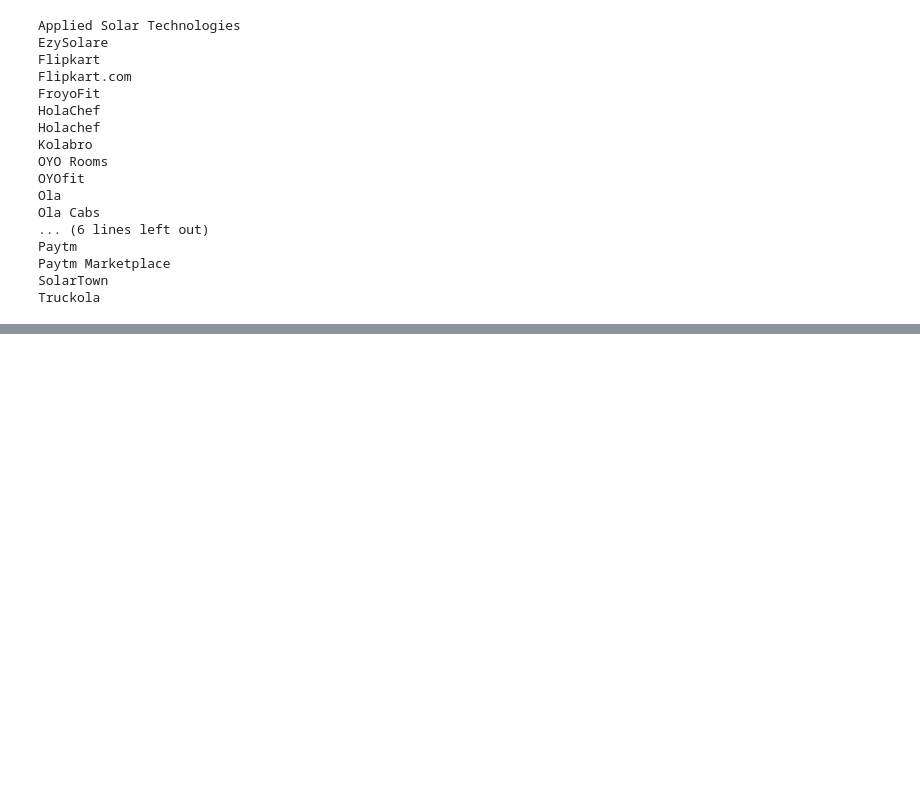
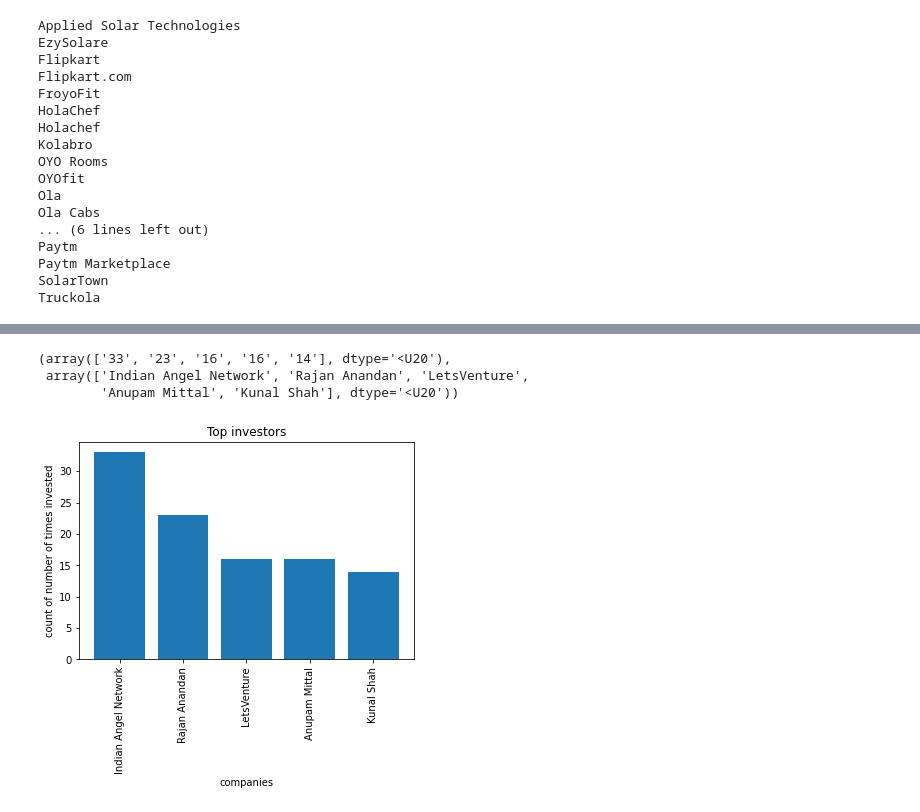
Before and after one commit to chirag-3/Case-Study-on-Indian-Startups, a Jupyter notebook: Case Study on Indian startups.ipynb, the cells around one changed output, grey strips where cells are left out. Cells and saved outputs as stored; diff of their text form; code cells hidden in the pictures; blank space fills up the shorter version.

```diff
--- a/Case Study on Indian startups.ipynb
+++ b/Case Study on Indian startups.ipynb
@@ -503,0 +669,2 @@ Even after putting so much effort in finding the probable investors, it didn't t
+# %%
+top_investors = investor_frequency[:1]+investor_frequency[3:4]+investor_frequency[5:8]
@@ -503,0 +679,14 @@ Even after putting so much effort in finding the probable investors, it didn't t
+# %%
+top_investors = np.array(top_investors)
+counts = top_investors[:,1]
+companies = top_investors[:,0]
+# %%
+counts,companies
+# %% [output]
+(array(['33', '23', '16', '16', '14'], dtype='<U20'),
+ array(['Indian Angel Network', 'Rajan Anandan', 'LetsVenture',
+        'Anupam Mittal', 'Kunal Shah'], dtype='<U20'))
+# %%
+counts = list(counts)
+# %%
+companies = list(companies)
@@ -503,0 +695,9 @@ Even after putting so much effort in finding the probable investors, it didn't t
+# %%
+plt.bar(companies,counts)
+plt.xticks(rotation = 90)
+plt.xlabel("companies")
+plt.ylabel('count of number of times invested')
+plt.title("Top investors")
+plt.show()
+# %% [output]
+[figure, added]
```
Also changed, not shown: parts of 64 cells of this notebook.
